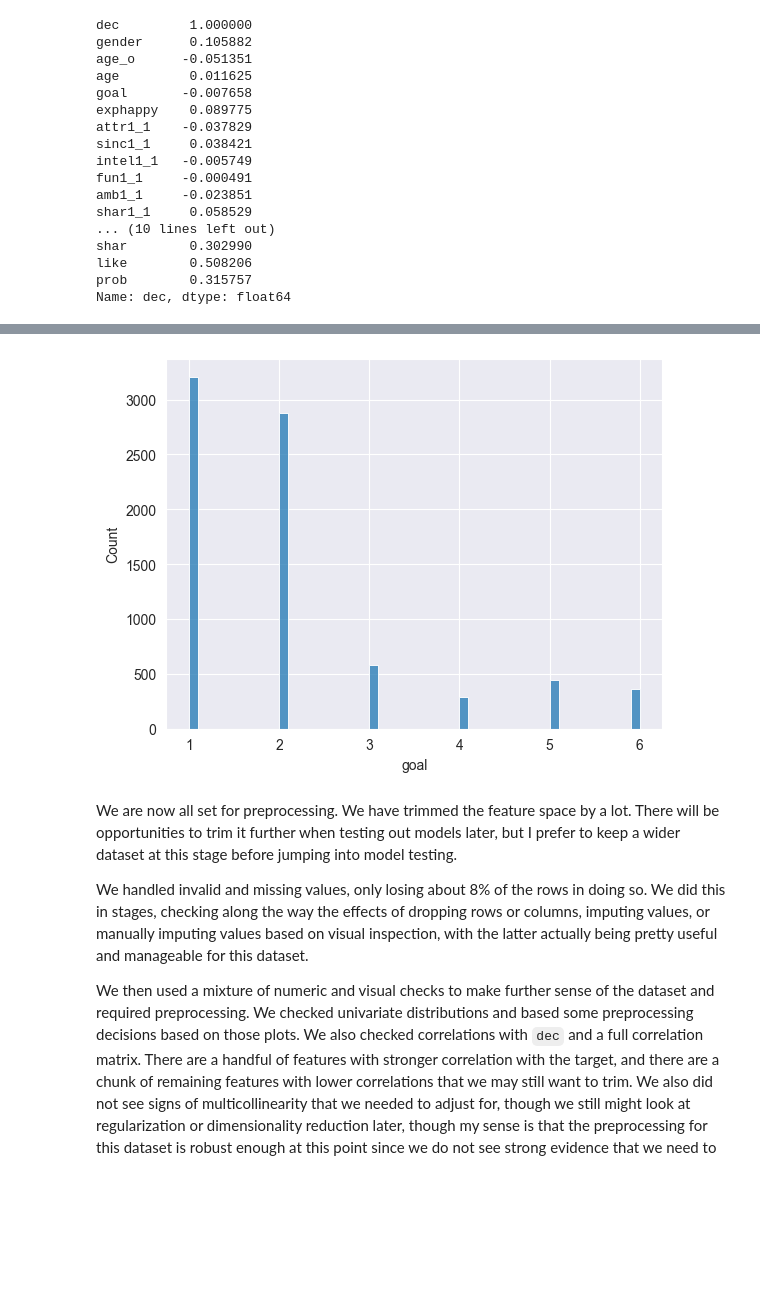
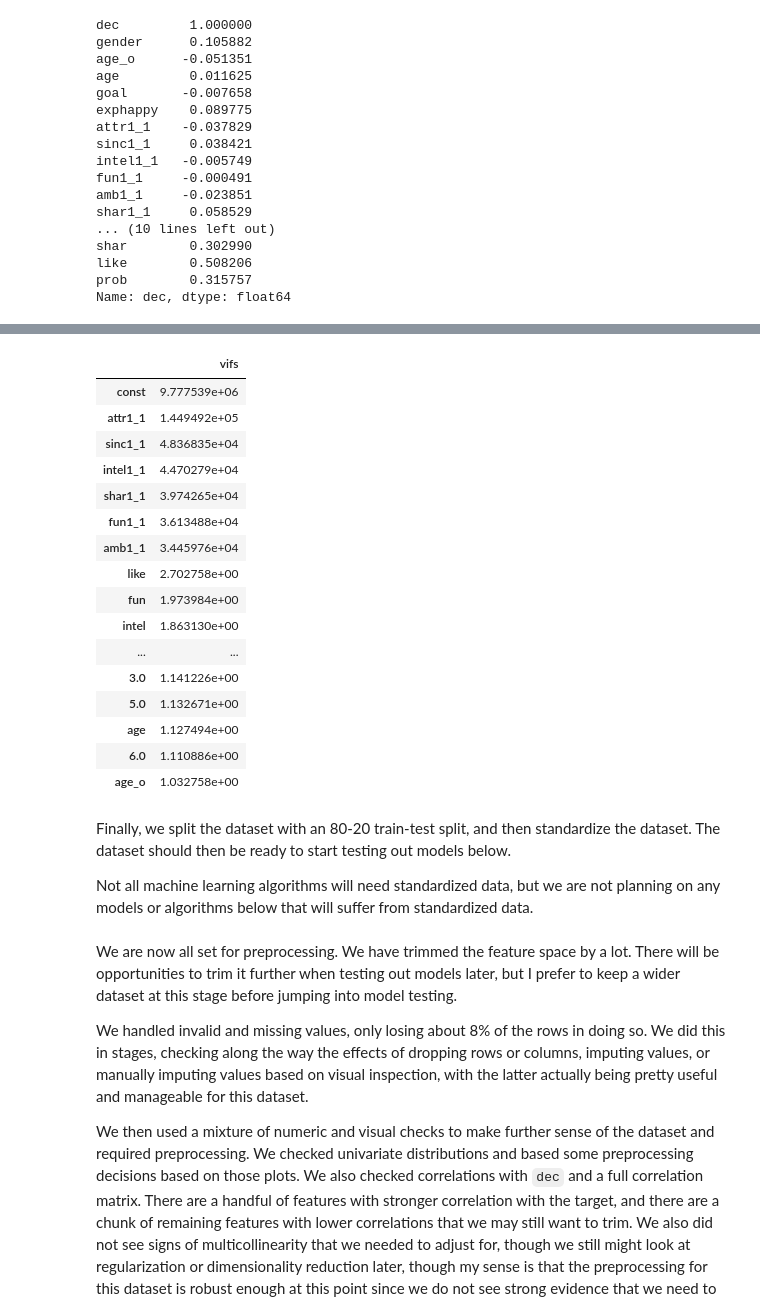
Before and after one commit to jhleakakos/msds-supervised-learning-final, a Jupyter notebook: speedy_dates.ipynb, the cells around one changed output, grey strips where cells are left out. Drawn from its saved outputs; the diff is of its cells as text; code cells hidden in the pictures; blank space fills up the shorter version.

```diff
--- a/speedy_dates.ipynb
+++ b/speedy_dates.ipynb
@@ -623,18 +645,30 @@ Not all machine learning algorithms will need standardized data, but we can go a
+# %%
+# Calculating VIF
+vif_df = add_constant(df_encoded.drop('dec', axis=1))
+pd.DataFrame([variance_inflation_factor(vif_df.values, i) for i in range(vif_df.shape[1])], vif_df.columns, columns=['vifs']).sort_values(by='vifs', ascending=False)
+# %% [output]
+|  | vifs |
+| const | 9.777539e+06 |
+| attr1_1 | 1.449492e+05 |
+| sinc1_1 | 4.836835e+04 |
+| intel1_1 | 4.470279e+04 |
+| shar1_1 | 3.974265e+04 |
+| fun1_1 | 3.613488e+04 |
+| amb1_1 | 3.445976e+04 |
+| like | 2.702758e+00 |
+| fun | 1.973984e+00 |
+| intel | 1.863130e+00 |
+| ... | ... |
+| 3.0 | 1.141226e+00 |
+| 5.0 | 1.132671e+00 |
+| age | 1.127494e+00 |
+| 6.0 | 1.110886e+00 |
+| age_o | 1.032758e+00 |
+# %% [markdown]
+Finally, we split the dataset with an 80-20 train-test split, and then standardize the dataset. The dataset should then be ready to start testing out models below.
+
+Not all machine learning algorithms will need standardized data, but we are not planning on any models or algorithms below that will suffer from standardized data.
 # %%
-# encoder = OneHotEncoder(drop='first')
-# goal_encoded = encoder.fit_transform(df['goal'].values.reshape(-1,1))
-#
-# df_goal_encoded = pd.DataFrame(goal_encoded.toarray(), columns=encoder.get_feature_names_out(['goal']))
-# df_goal_encoded
-#
-# pd.concat([df.drop('goal', axis=1), df_goal_encoded], axis=1)
-
-# Encode the goal feature
-sns.histplot(df['goal'], stat='count')
-df_goal_encoded = pd.get_dummies(df['goal'], dtype='float', drop_first=True)
-df_encoded = pd.concat([df.drop('goal', axis=1), df_goal_encoded], axis=1)
-df_encoded.columns = df_encoded.columns.astype(str)
-
 # 80-20 train-test split
 x_train, x_test, y_train, y_test = train_test_split(
     df_encoded.drop('dec', axis=1)
@@ -657,8 +691,6 @@ x_test_num_scaled = pd.DataFrame(scaler.transform(x_test_num), columns=x_test_nu
 
 x_train_scaled = pd.concat([x_train_num_scaled, x_train_bool.reset_index(drop=True)], axis=1)
 x_test_scaled = pd.concat([x_test_num_scaled, x_test_bool.reset_index(drop=True)], axis=1)
-# %% [output]
-[figure, removed]
 # %% [markdown]
 We are now all set for preprocessing. We have trimmed the feature space by a lot. There will be opportunities to trim it further when testing out models later, but I prefer to keep a wider dataset at this stage before jumping into model testing.
 
```
Also changed, not shown: parts of 10 cells of this notebook.
